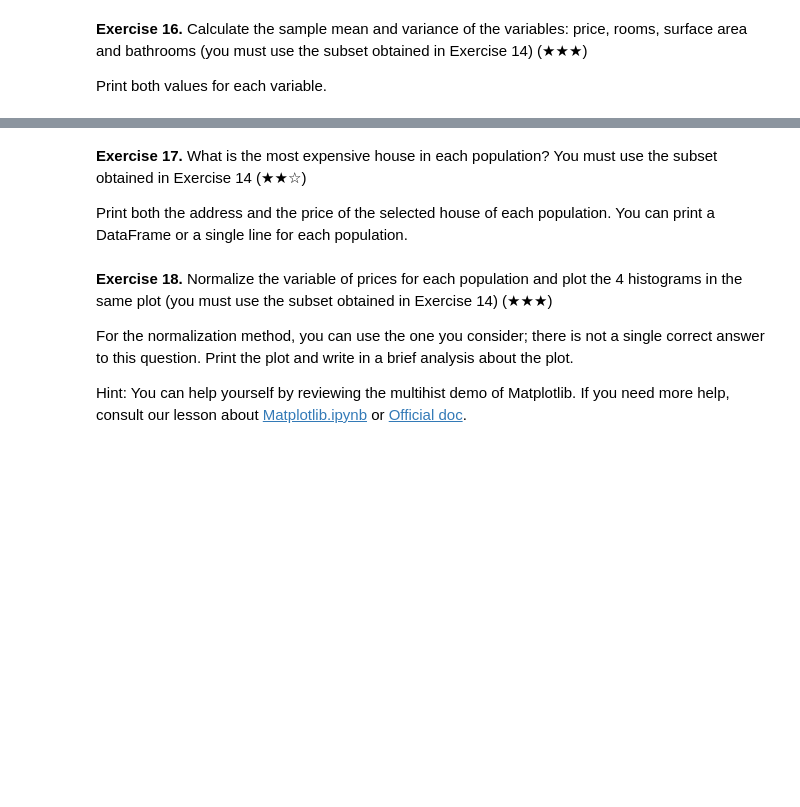
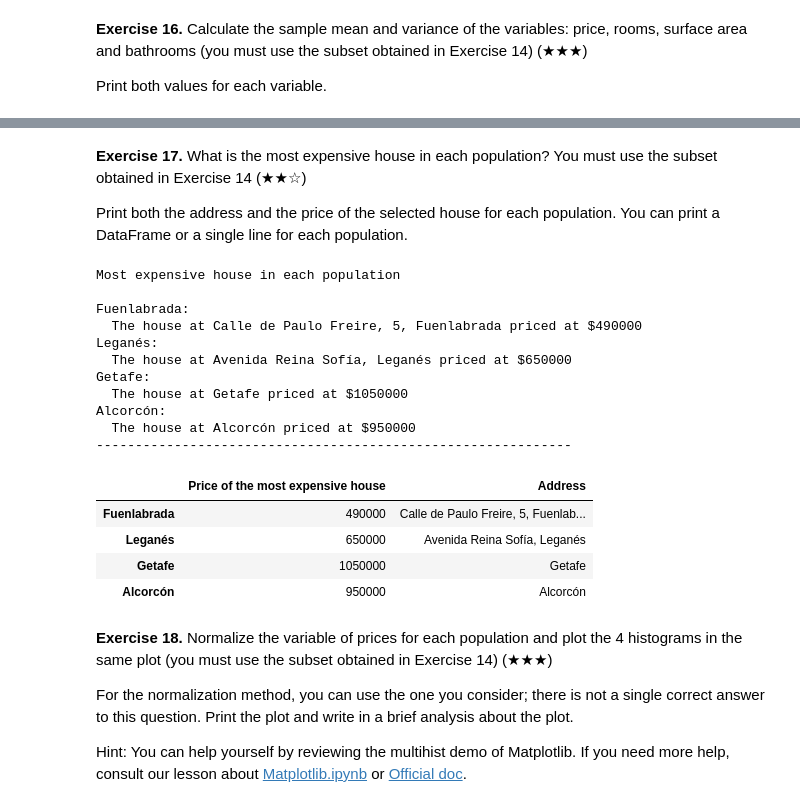
Before and after one commit to Caavlier/Proyect-RealState, a Jupyter notebook: Real_Estate_Clean_Up_Project_0.ipynb, the cells around one changed output, grey strips where cells are left out. Drawn from its saved outputs; the diff is of its cells as text; code cells hidden in the pictures; blank space fills up the shorter version.

Commit message:
Ex 16. Mean and variance for some variables. Ex 17. Most expensive house for some populations using a loop. Creation of a DataFrame "using a loop".

```diff
--- a/Real_Estate_Clean_Up_Project_0.ipynb
+++ b/Real_Estate_Clean_Up_Project_0.ipynb
@@ -616,7 +642,50 @@ dtype: int64
 # %% [markdown]
 **Exercise 17.** What is the most expensive house in each population? You must use the subset obtained in Exercise 14 (★★☆)
 
-Print both the address and the price of the selected house of each population. You can print a DataFrame or a single line for each population.
+Print both the address and the price of the selected house for each population. You can print a DataFrame or a single line for each population.
+# %%
+populations = ['Fuenlabrada', 'Leganés', 'Getafe', 'Alcorcón']
+n = len(populations)
+
+# Per line
+print("Most expensive house in each population\n")
+for i in range(n): # it is not necessary to use: range(n)
+  population = south_belt.loc[south_belt['level5'] == populations[i],['price', 'address']] # Selecting just the 'price' and 'address' columns for each population
+  label_max = population['price'].idxmax()
+  print(f"{populations[i]}: \n  The house at {population.loc[label_max, 'address']} priced at ${population.loc[label_max, 'price']}") # There are non-NaN values
+
+
+print("-------------------------------------------------------------")
+
+
+# DataFrame
+price = {} #This is a dictionary
+addresses = {}
+
+for i in populations:
+  population = south_belt.loc[south_belt['level5'] == i, ['price', 'address']]
+  label_max = population['price'].idxmax()
+  price[i] = population.loc[label_max, 'price']
+  addresses[i] = population.loc[label_max, 'address']
+
+pd.DataFrame({'Price of the most expensive house': price, 'Address': addresses})  # Pandas converts each dictionary into series
+# %% [output]
+Most expensive house in each population
+
+Fuenlabrada:
+  The house at Calle de Paulo Freire, 5, Fuenlabrada priced at $490000
+Leganés:
+  The house at Avenida Reina Sofía, Leganés priced at $650000
+Getafe:
+  The house at Getafe priced at $1050000
+Alcorcón:
+  The house at Alcorcón priced at $950000
+-------------------------------------------------------------
+|  | Price of the most expensive house | Address |
+| Fuenlabrada | 490000 | Calle de Paulo Freire, 5, Fuenlab... |
+| Leganés | 650000 | Avenida Reina Sofía, Leganés |
+| Getafe | 1050000 | Getafe |
+| Alcorcón | 950000 | Alcorcón |
 # %% [markdown]
 **Exercise 18.** Normalize the variable of prices for each population and plot the 4 histograms in the same plot (you must use the subset obtained in Exercise 14) (★★★)
 
```
Also changed, not shown: parts of 2 cells of this notebook.
